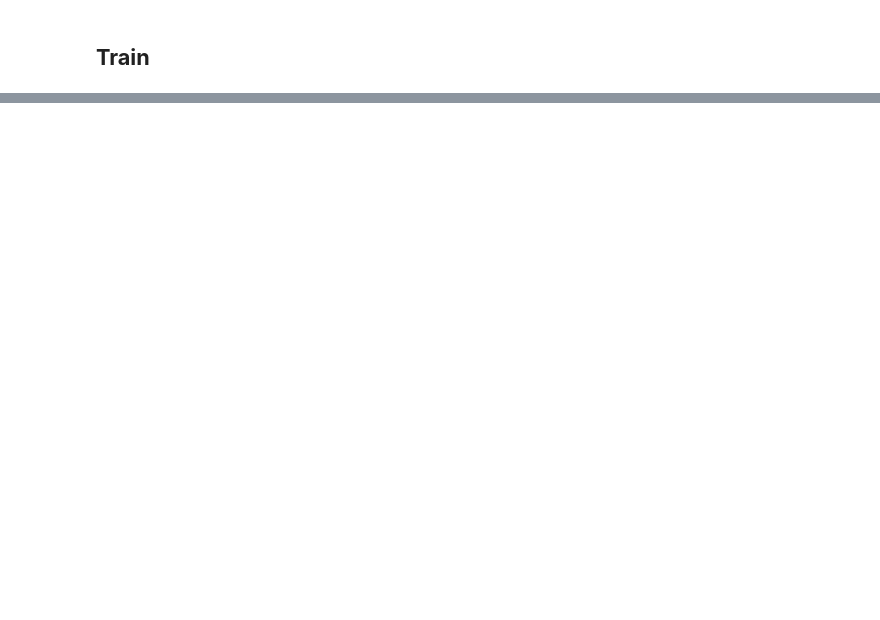
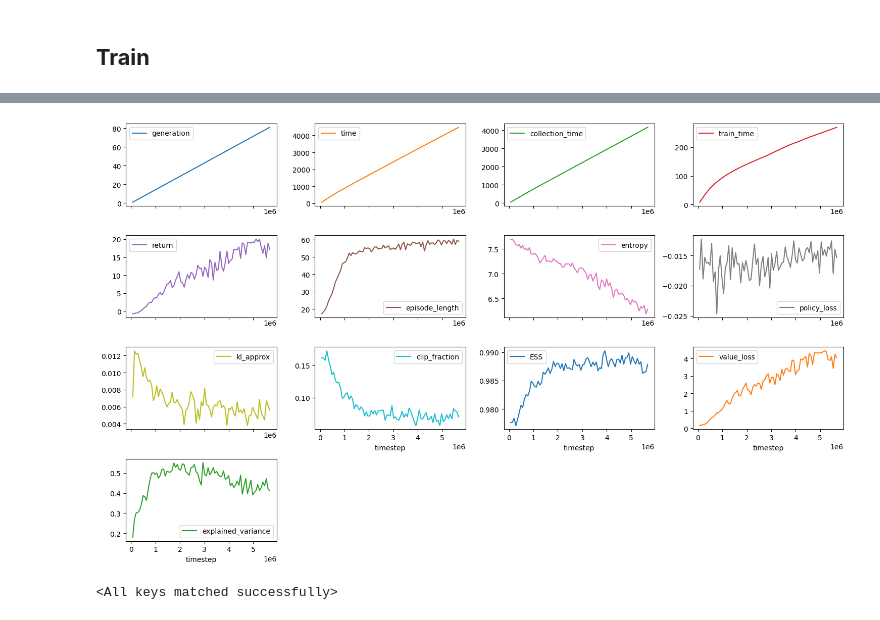
Before and after one commit to notDroid/unity-rl, a Jupyter notebook: experiments/Crawler/ppo/rl.ipynb, the cells around one changed output, grey strips where cells are left out. Cells and saved outputs as stored; diff of their text form; code cells hidden in the pictures; blank space fills up the shorter version.

```diff
--- a/experiments/Crawler/ppo/rl.ipynb
+++ b/experiments/Crawler/ppo/rl.ipynb
@@ -186,8 +189,8 @@ LOG_INTERVAL = 1
 CHECKPOINT_INTERVAL = 1
 
 # Run Info
-NAME = 'run0'
-CONTINUE=False
+NAME = 'run1'
+CONTINUE = True
 # %%
 def summary():
     s = [
@@ -414,0 +405,24 @@ def train(create_env, policy, value, generations=GENERATIONS):
+# %%
+def plot(name):
+    # Get dataframe
+    logger = Logger(keys = LOG_KEYS, log_path=LOG_PATH, name=name)
+    df = logger.dataframe()
+    df = df.set_index(LOG_INDEX)
+
+    # Plot it
+    rows = (len(df.columns) + 3) // 4
+    df.plot(subplots=True, layout=(rows,4), figsize=(15, int(rows* 7/3)))
+    plt.tight_layout()
+    plt.savefig(os.path.join(RESULTS_PATH, f"{name}.png"))
+# %%
+plot(NAME)
+# %% [output]
+[figure, added]
+# %%
+checkpointer = Checkpointer(ckpt_path=CKPT_PATH, name=NAME)
+checkpoint = checkpointer.load_progress()
+
+policy = create_policy(MODEL_CONFIG).to(device)
+policy.load_state_dict(checkpoint["policy_state_dict"])
+# %% [output]
+<All keys matched successfully>
```
Also changed, not shown: parts of 12 cells of this notebook, 7 other files.
